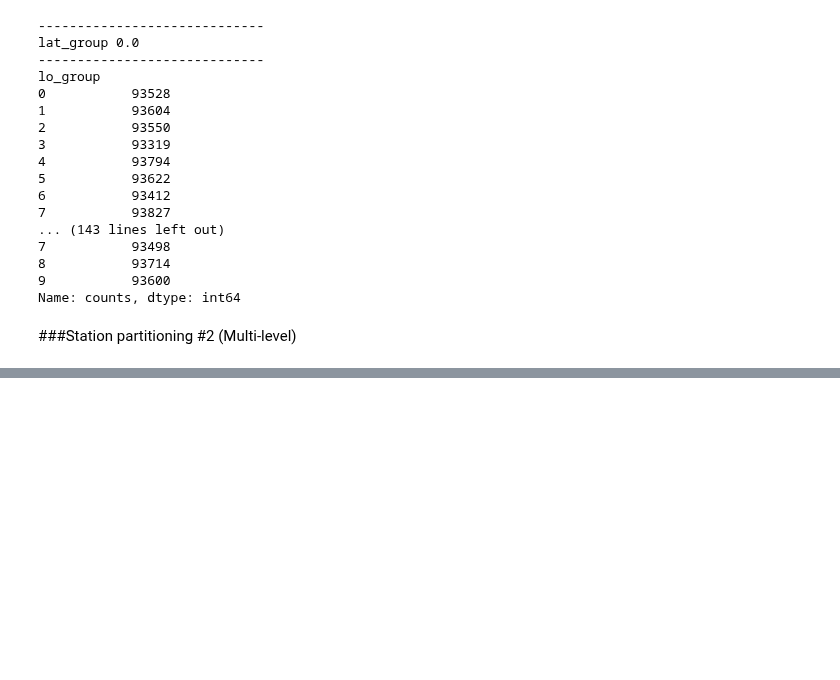
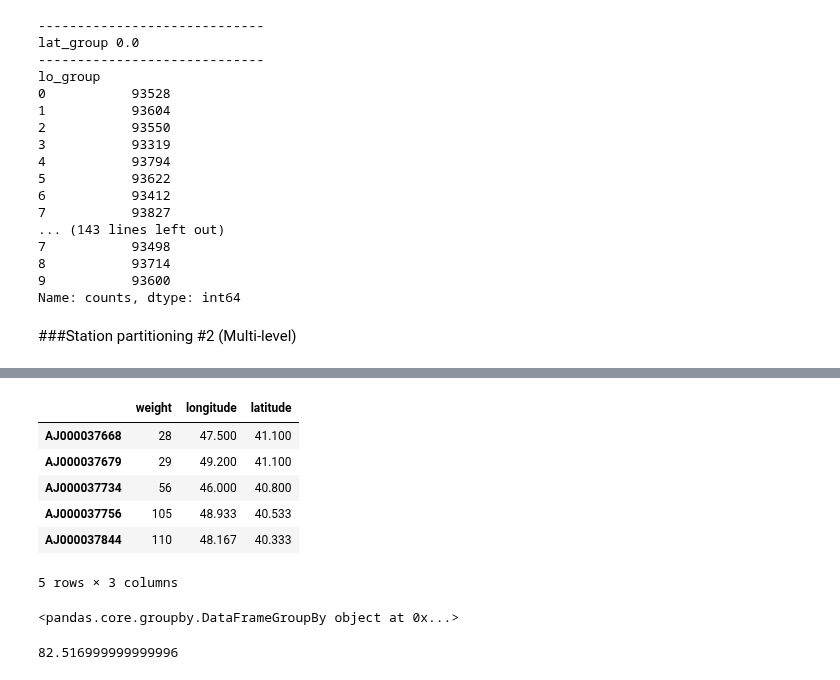
Before and after one commit to panagosg7/UCSD_BigData, a Jupyter notebook: notebooks/weather.mapreduce/Weather_01.ipynb, the cells around one changed output, grey strips where cells are left out. Drawn from its saved outputs; the diff is of its cells as text; code cells hidden in the pictures; blank space fills up the shorter version.

```diff
--- a/notebooks/weather.mapreduce/Weather_01.ipynb
+++ b/notebooks/weather.mapreduce/Weather_01.ipynb
@@ -411,0 +552,18 @@ hi(stations)
+# %%
+stations.head()
+# %% [output]
+|  | weight | longitude | latitude |
+| AJ000037668 | 28 | 47.500 | 41.100 |
+| AJ000037679 | 29 | 49.200 | 41.100 |
+| AJ000037734 | 56 | 46.000 | 40.800 |
+| AJ000037756 | 105 | 48.933 | 40.533 |
+| AJ000037844 | 110 | 48.167 | 40.333 |
+5 rows × 3 columns
+# %%
+grouped_stations.groupby(['g' + str(i) for i in range(0, num_levels+1)] + ['north','south','east','west'])
+# %% [output]
+<pandas.core.groupby.DataFrameGroupBy object at 0x...>
+# %%
+stations['latitude'].max()
+# %% [output]
+82.516999999999996
```
Also changed, not shown: parts of 15 cells of this notebook.
